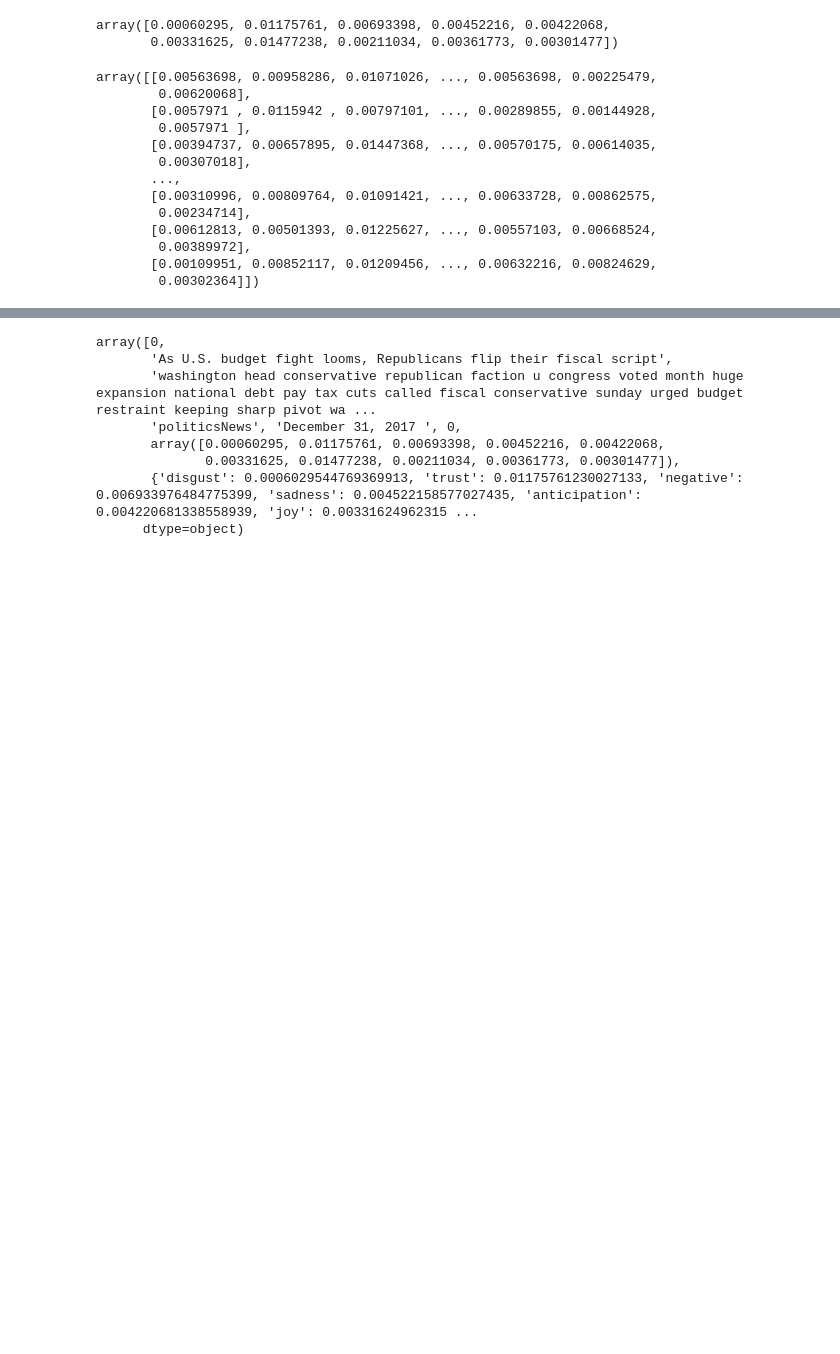
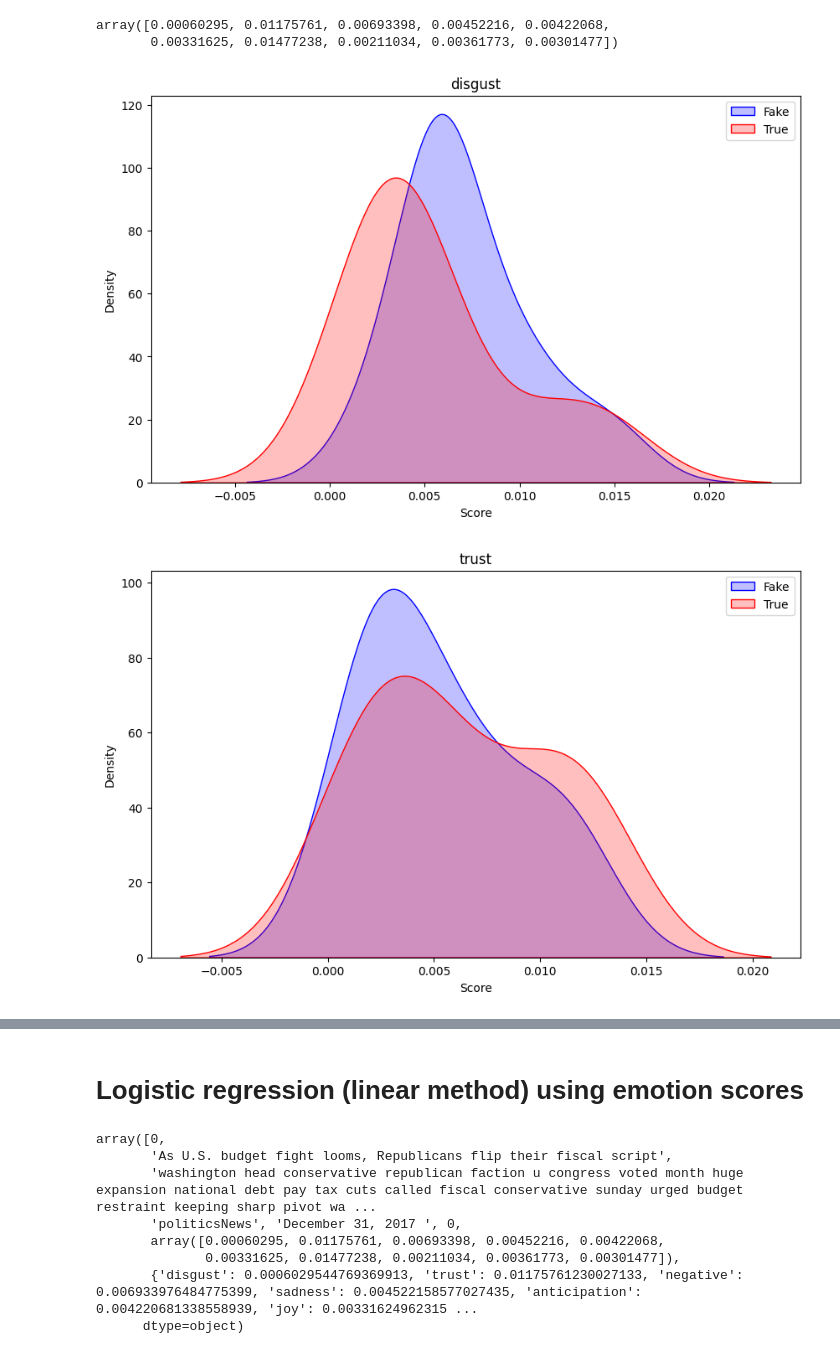
Before and after one commit to AdamLoydHarris/NLP_fake-news, a Jupyter notebook: Code/nlp_notebook.ipynb, the cells around one changed output, grey strips where cells are left out. Drawn from its saved outputs; the diff is of its cells as text; code cells hidden in the pictures; blank space fills up the shorter version.

Commit message:
added emotion arrays

```diff
--- a/Code/nlp_notebook.ipynb
+++ b/Code/nlp_notebook.ipynb
@@ -151,16 +150,27 @@ true_emotion_array = np.vstack(true_processed['emotions'])
-# %%
-fake_emotion_array
-# %% [output]
-array([[0.00563698, 0.00958286, 0.01071026, ..., 0.00563698, 0.00225479,
-        0.00620068],
-       [0.0057971 , 0.0115942 , 0.00797101, ..., 0.00289855, 0.00144928,
-        0.0057971 ],
-       [0.00394737, 0.00657895, 0.01447368, ..., 0.00570175, 0.00614035,
-        0.00307018],
-       ...,
-       [0.00310996, 0.00809764, 0.01091421, ..., 0.00633728, 0.00862575,
-        0.00234714],
-       [0.00612813, 0.00501393, 0.01225627, ..., 0.00557103, 0.00668524,
-        0.00389972],
-       [0.00109951, 0.00852117, 0.01209456, ..., 0.00632216, 0.00824629,
-        0.00302364]])
+# %%
+
+emotional_labels=['disgust',
+                    'trust',
+                    'negative',
+                    'sadness',
+                    'anticipation',
+                    'joy',
+                    'positive',
+                    'anger',
+                    'fear',
+                    'surprise']
+
+for i in range(10):
+    plt.figure(figsize=(10, 6))
+
+    sns.kdeplot(fake_emotion_array[i,:], color='blue', fill=True, label='Fake')
+    sns.kdeplot(true_emotion_array[i,:], color='red', fill=True, label='True')
+
+    # Adding labels and title
+    plt.xlabel('Score')
+    plt.ylabel('Density')
+    plt.title(emotional_labels[i])
+    plt.legend()
+# %% [output]
+[figure, added]
+[figure, added]
@@ -166,0 +185,2 @@ array([[0.00563698, 0.00958286, 0.01071026, ..., 0.00563698, 0.00225479,
+# %% [markdown]
+# Logistic regression (linear method) using emotion scores
```
Also changed, not shown: parts of 3 cells of this notebook, 2 other files.
